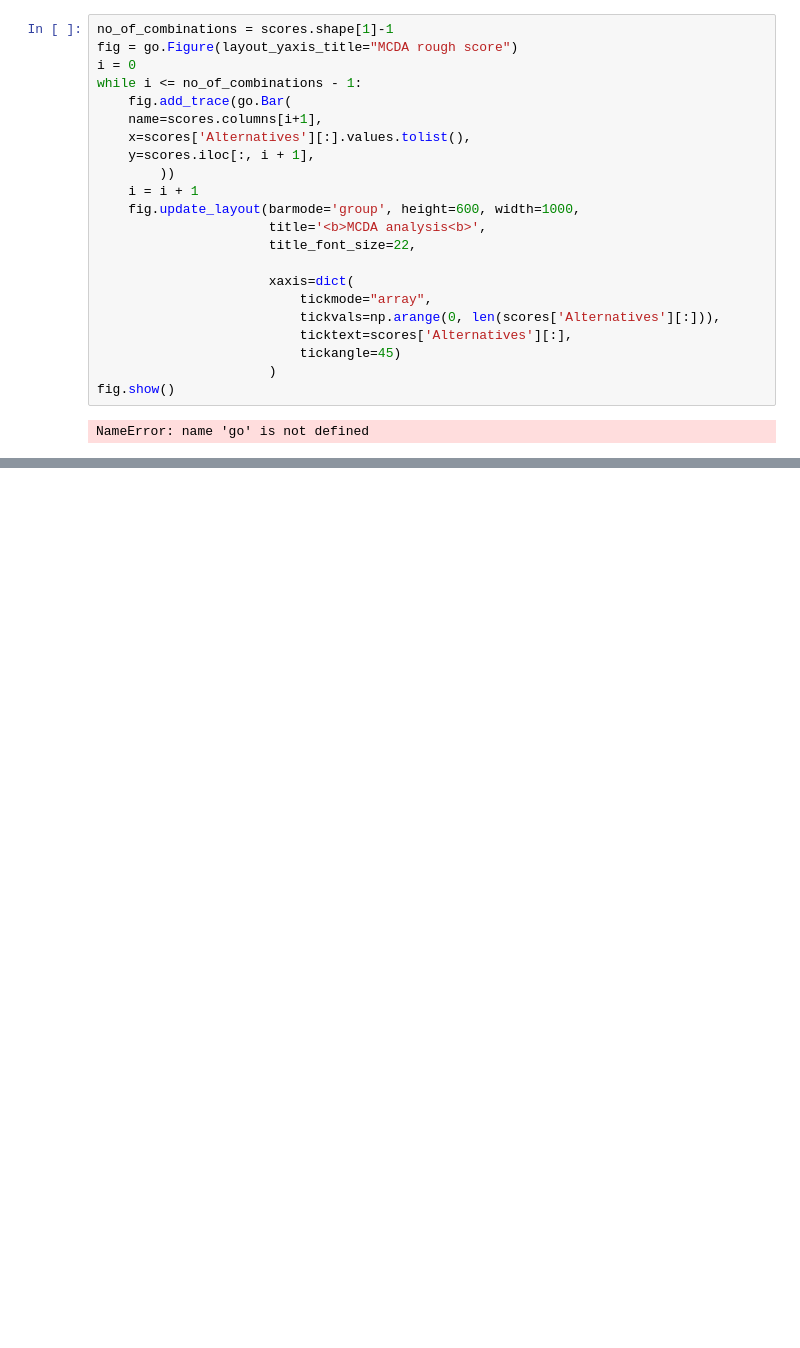
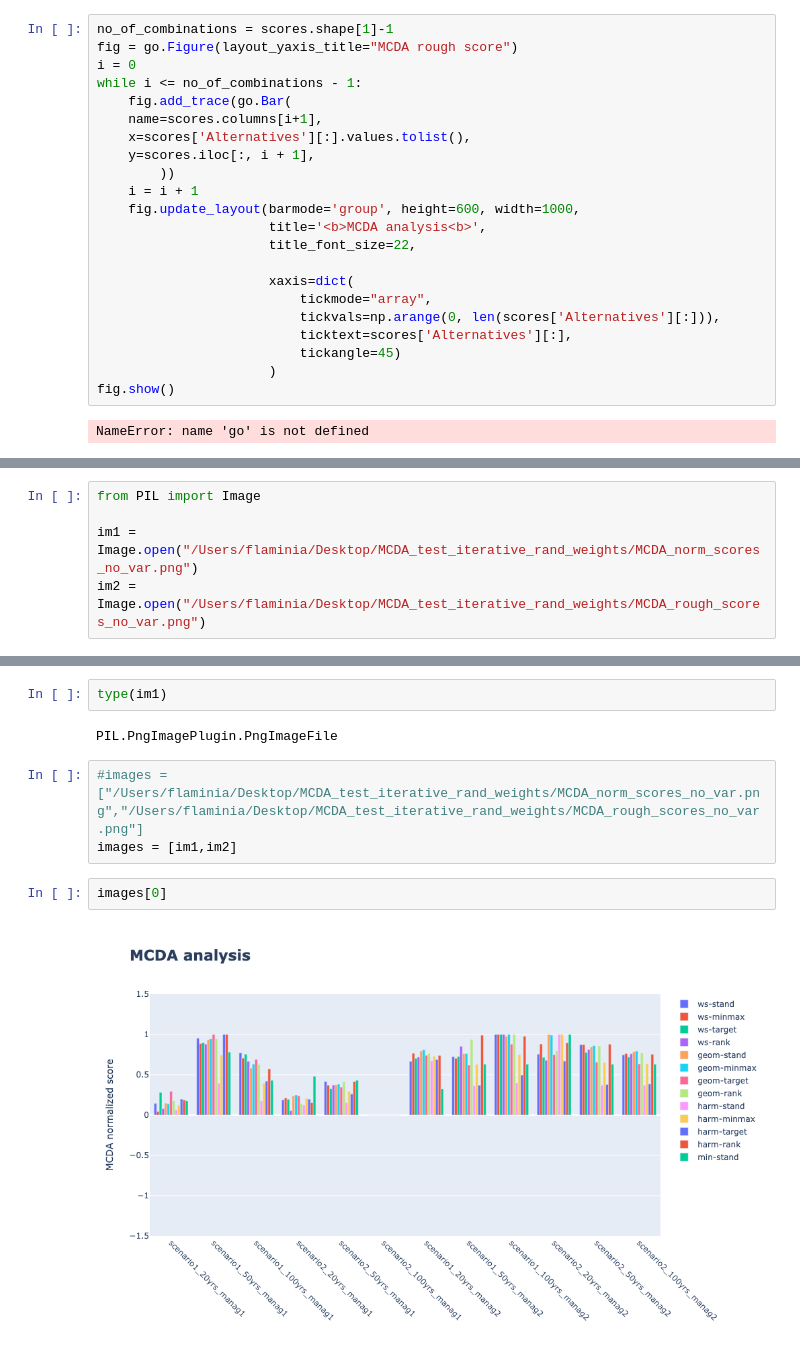
Before and after one commit to wetransform-os/ProMCDA, a Jupyter notebook: parallel.ipynb, the cells around one changed output, grey strips where cells are left out. Saved outputs shown, nothing was run; the diff lists cells and outputs as text; blank space fills up the shorter version.

```diff
--- a/parallel.ipynb
+++ b/parallel.ipynb
@@ -262,0 +308,5 @@ NameError: name 'go' is not defined
+# %%
+from PIL import Image
+
+im1 = Image.open("/Users/flaminia/Desktop/MCDA_test_iterative_rand_weights/MCDA_norm_scores_no_var.png")
+im2 = Image.open("/Users/flaminia/Desktop/MCDA_test_iterative_rand_weights/MCDA_rough_scores_no_var.png")
@@ -262,0 +318,11 @@ NameError: name 'go' is not defined
+# %%
+type(im1)
+# %% [output]
+PIL.PngImagePlugin.PngImageFile
+# %%
+#images = ["/Users/flaminia/Desktop/MCDA_test_iterative_rand_weights/MCDA_norm_scores_no_var.png","/Users/flaminia/Desktop/MCDA_test_iterative_rand_weights/MCDA_rough_scores_no_var.png"]
+images = [im1,im2]
+# %%
+images[0]
+# %% [output]
+[figure, added]
```
Also changed, not shown: parts of 16 cells of this notebook, 11 other files.
